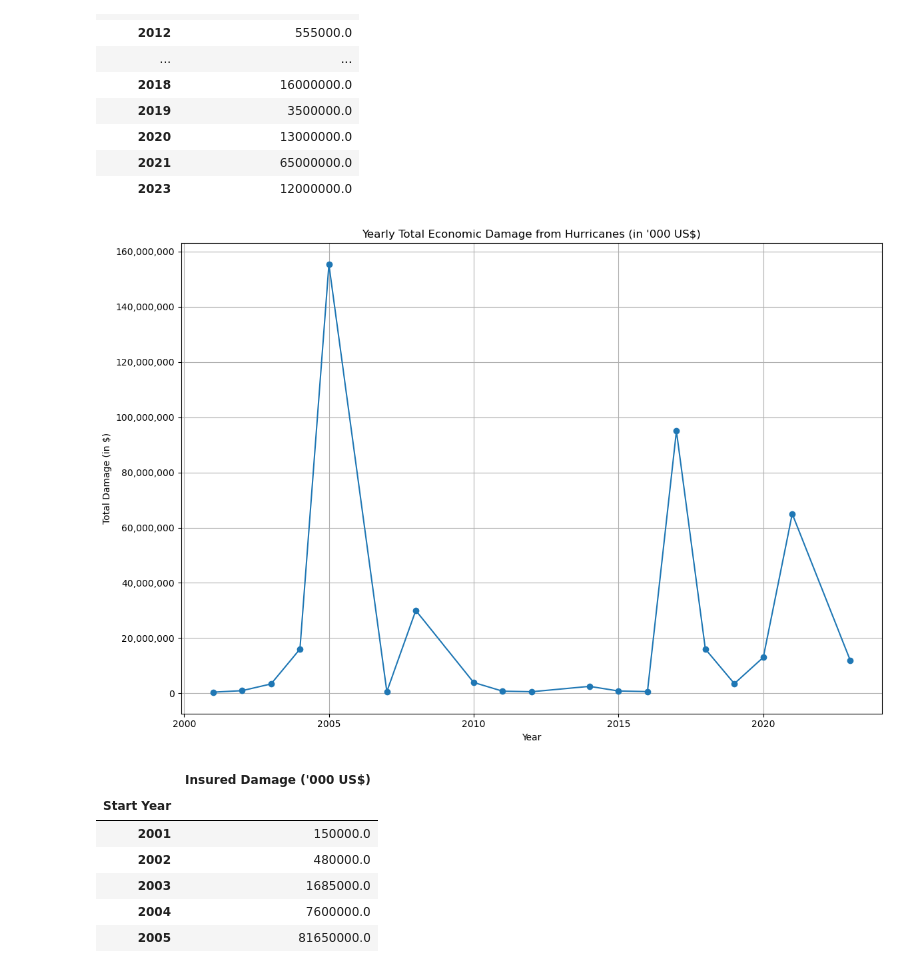
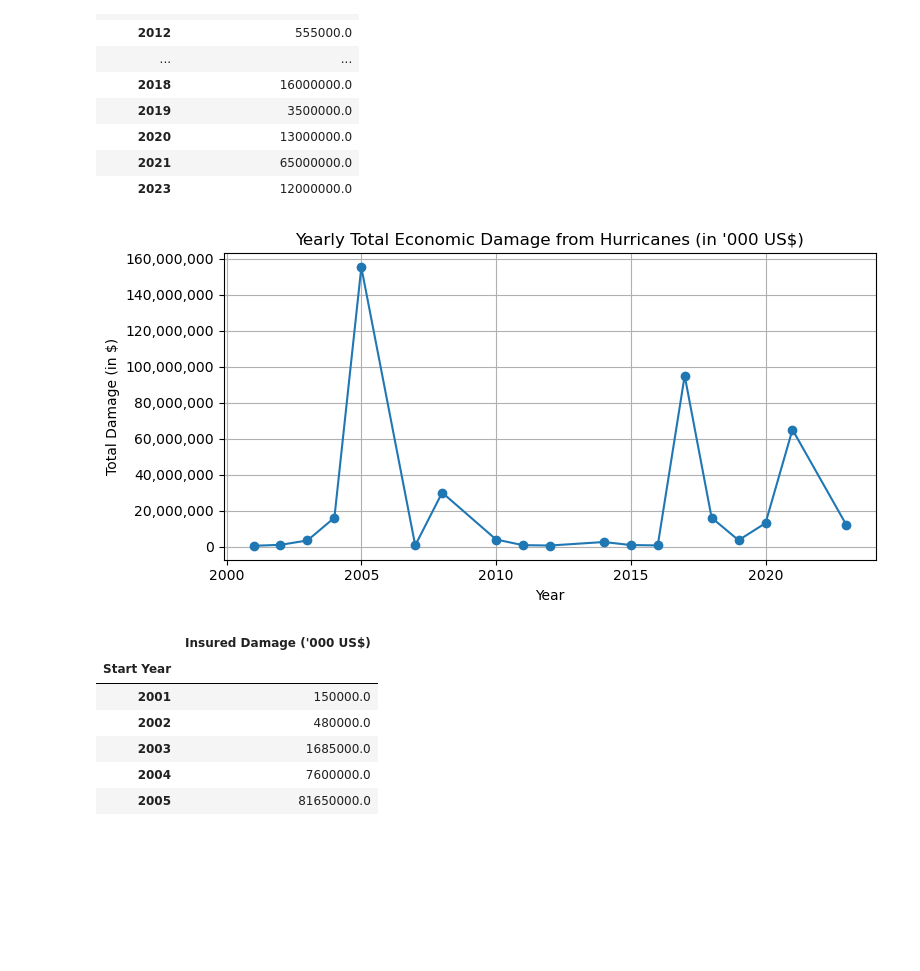
Before and after one commit to endoplasmicosmic/Hurricanes-Economic-Social-Impact, a Jupyter notebook: Hurricane Impact Analysis.ipynb, the cells around one changed output. Drawn from its saved outputs; the diff is of its cells as text; code cells hidden in the pictures; blank space fills up the shorter version.

```diff
--- a/Hurricane Impact Analysis.ipynb
+++ b/Hurricane Impact Analysis.ipynb
@@ -654,19 +654,19 @@ yearly_total_damage
 | 2023 | 12000000.0 |
 # %%
 # Plot the yearly total economic damage
-plt.figure(figsize=(12, 8))
+plt.figure(figsize=(8, 4))
 ax = plt.plot(yearly_total_damage.index, yearly_total_damage['Total Damage (\'000 US$)'], marker='o')
 plt.title('Yearly Total Economic Damage from Hurricanes (in \'000 US$)')
 plt.xlabel('Year')
 plt.ylabel('Total Damage (in $)')
 plt.grid(True)
 ax = plt.gca()
 ax.yaxis.set_major_formatter(FuncFormatter(lambda x, pos: f'{int(x):,}'))
 plt.tight_layout()
 #plt.savefig('Images/Yearly_Total_Economic_Damage.png')
 plt.show()
 # %% [output]
-[figure, old version]
+[figure, new version]
 # %%
 # Extract the necessary columns for the analysis
 yearly_Insured_data = yearly_emdat_data_df[['Start Year', 'Insured Damage (\'000 US$)']]
```
Also changed, not shown: parts of 4 cells of this notebook, 1 other file.
